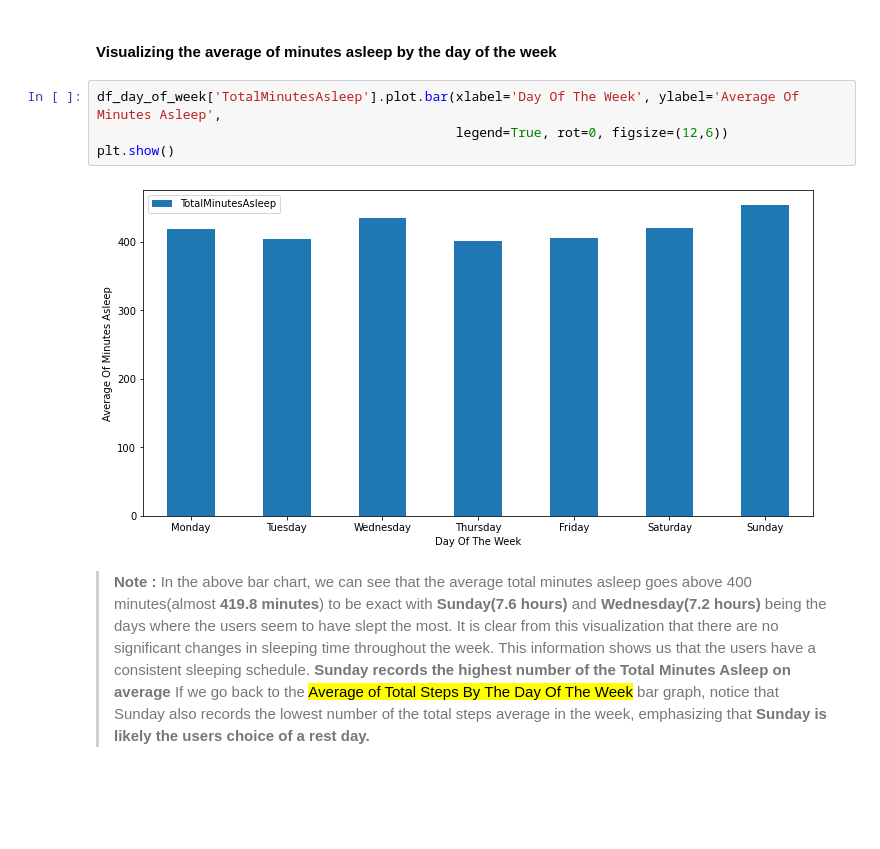
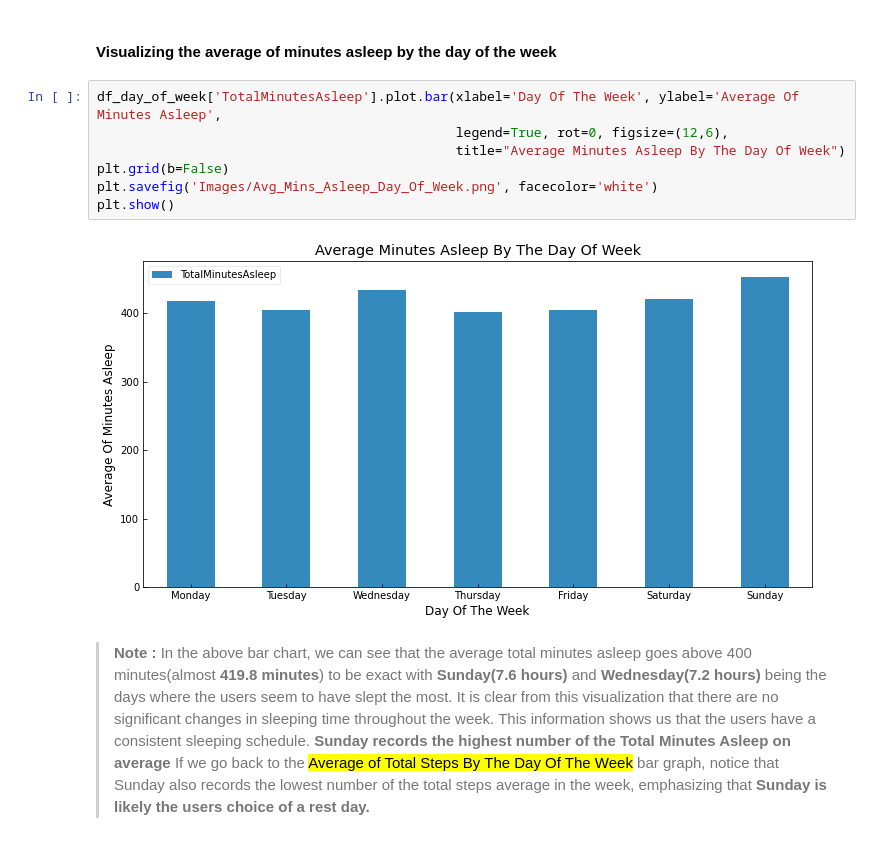
Before and after one commit to ochoa-jessica/BellaBeat, a Jupyter notebook: BellaBeat.ipynb, the cells around one changed output. Saved outputs shown, nothing was run; the diff lists cells and outputs as text; blank space fills up the shorter version.

Commit message:
Editing visualizaitons.

```diff
--- a/BellaBeat.ipynb
+++ b/BellaBeat.ipynb
@@ -721,10 +732,13 @@ plt.show()
 #### Visualizing the average of minutes asleep by the day of the week
 # %%
 df_day_of_week['TotalMinutesAsleep'].plot.bar(xlabel='Day Of The Week', ylabel='Average Of Minutes Asleep',
-                                              legend=True, rot=0, figsize=(12,6))
+                                              legend=True, rot=0, figsize=(12,6),
+                                              title="Average Minutes Asleep By The Day Of Week")
+plt.grid(b=False)
+plt.savefig('Images/Avg_Mins_Asleep_Day_Of_Week.png', facecolor='white')
 plt.show()
 # %% [output]
-[figure, old version]
+[figure, new version]
 # %% [markdown]
 > **Note :** In the above bar chart, we can see that the average total minutes asleep goes above 400 minutes(almost <b>419.8 minutes</b>) to be exact with <b>Sunday(7.6 hours)</b> and <b>Wednesday(7.2 hours)</b> being the days where the users seem to have slept the most. It is clear from this visualization that there are no significant changes in sleeping time throughout the week. This information shows us that the users have a consistent sleeping schedule. <b>Sunday records the highest number of the Total Minutes Asleep on average</b> If we go back to the <mark>Average of Total Steps By The Day Of The Week</mark> bar graph, notice that Sunday also records the lowest number of the total steps average in the week, emphasizing that <b>Sunday is likely the users choice of a rest day.</b>
 # %% [markdown]
```
Also changed, not shown: parts of 7 cells of this notebook, 8 other files.
